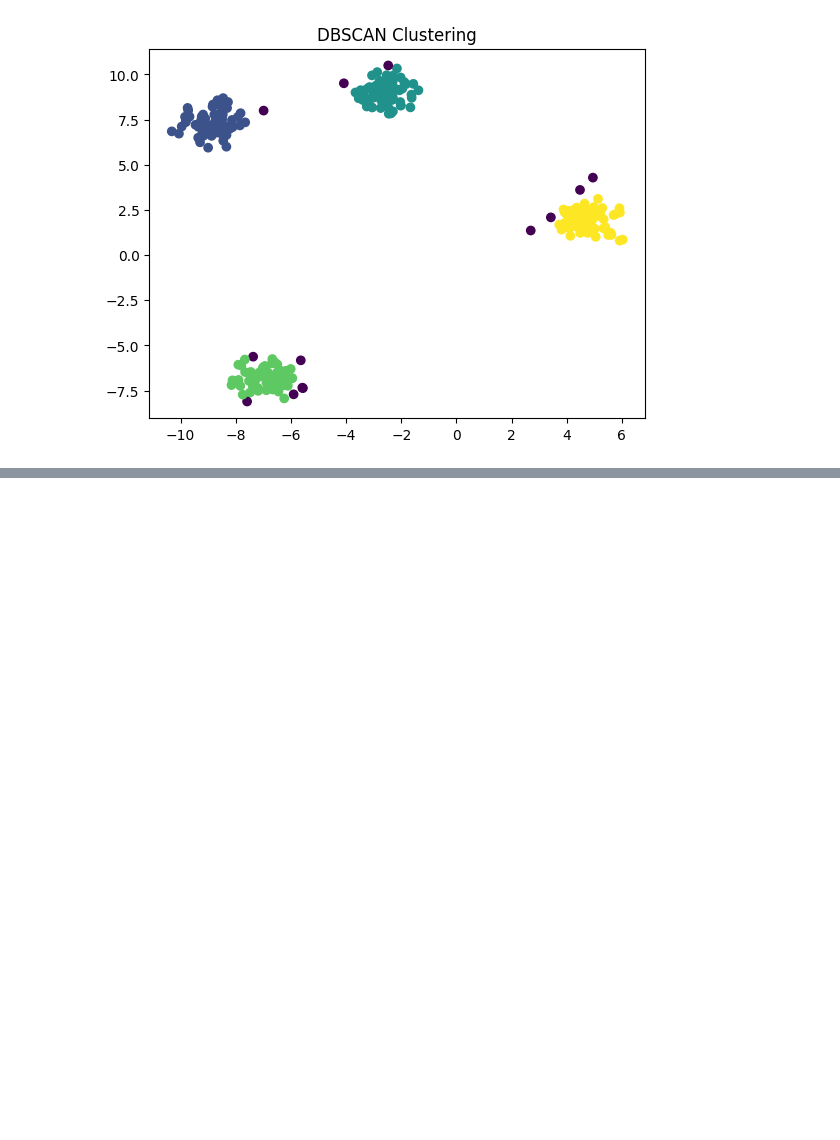
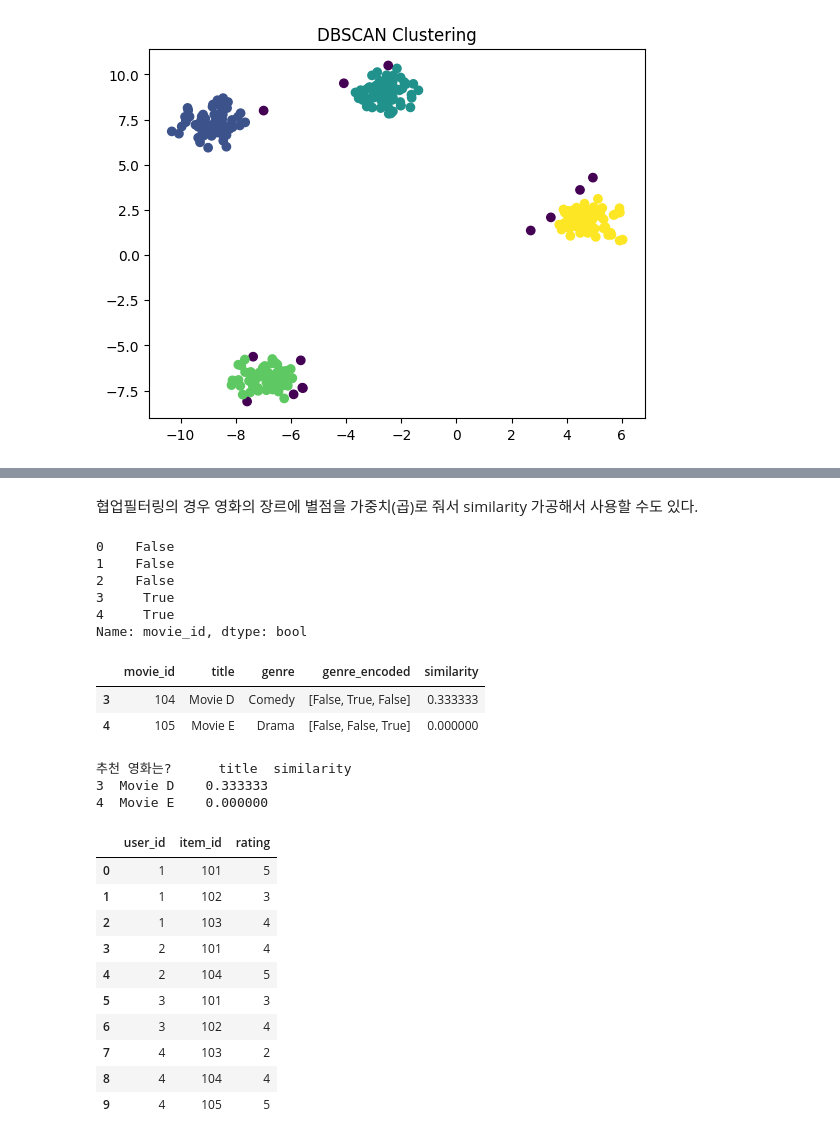
Before and after one commit to heeyoung-Python-practice/machine_learnning, a Jupyter notebook: exercise.ipynb, the cells around one changed output, grey strips where cells are left out. Cells and saved outputs as stored; diff of their text form; code cells hidden in the pictures; blank space fills up the shorter version.

```diff
--- a/exercise.ipynb
+++ b/exercise.ipynb
@@ -952,0 +1076,51 @@ plt.show()
+# %% [markdown]
+협업필터링의 경우 영화의 장르에 별점을 가중치(곱)로 줘서 similarity 가공해서 사용할 수도 있다.
+# %%
+~movie_df['movie_id'].isin(target_user_ratings['movie_id'])
+# %% [output]
+0    False
+1    False
+2    False
+3     True
+4     True
+Name: movie_id, dtype: bool
+# %%
+# 사용자가 보지 않은 영화중에서 추천할 영화 선택 (~ : ! == 부정형, True False를 뒤집는다.)
+recommendations = movie_df[~movie_df['movie_id'].isin(target_user_ratings['movie_id'])].sort_values(by='similarity', ascending=False)
+recommendations
+# %% [output]
+|  | movie_id | title | genre | genre_encoded | similarity |
+| 3 | 104 | Movie D | Comedy | [False, True, False] | 0.333333 |
+| 4 | 105 | Movie E | Drama | [False, False, True] | 0.000000 |
+# %%
+print(f"추천 영화는? {recommendations[['title', 'similarity']]}")
+# %% [output]
+추천 영화는?      title  similarity
+3  Movie D    0.333333
+4  Movie E    0.000000
+# %%
+import pandas as pd
+from sklearn.metrics.pairwise import cosine_similarity
+import numpy as np
+
+# 간단한 사용자-아이템 평점 데이터 생성
+data = {
+    'user_id': [1, 1, 1, 2, 2, 3, 3, 4, 4, 4],
+    'item_id': [101, 102, 103, 101, 104, 101, 102, 103, 104, 105],
+    'rating': [5, 3, 4, 4, 5, 3, 4, 2, 4, 5]
+}
+
+df = pd.DataFrame(data)
+df
+# %% [output]
+|  | user_id | item_id | rating |
+| 0 | 1 | 101 | 5 |
+| 1 | 1 | 102 | 3 |
+| 2 | 1 | 103 | 4 |
+| 3 | 2 | 101 | 4 |
+| 4 | 2 | 104 | 5 |
+| 5 | 3 | 101 | 3 |
+| 6 | 3 | 102 | 4 |
+| 7 | 4 | 103 | 2 |
+| 8 | 4 | 104 | 4 |
+| 9 | 4 | 105 | 5 |
```
Also changed, not shown: parts of 21 cells of this notebook, 12 other files.
